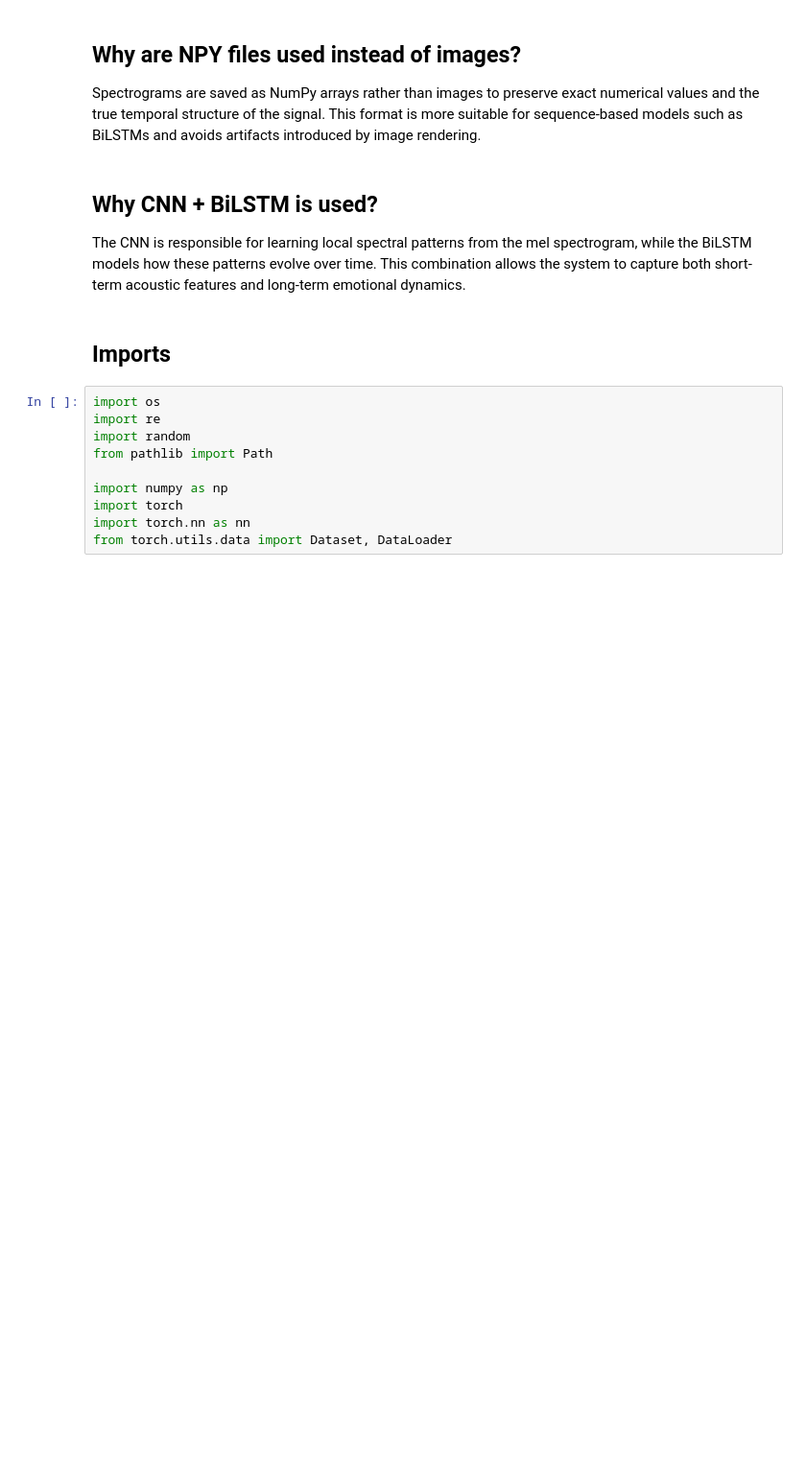
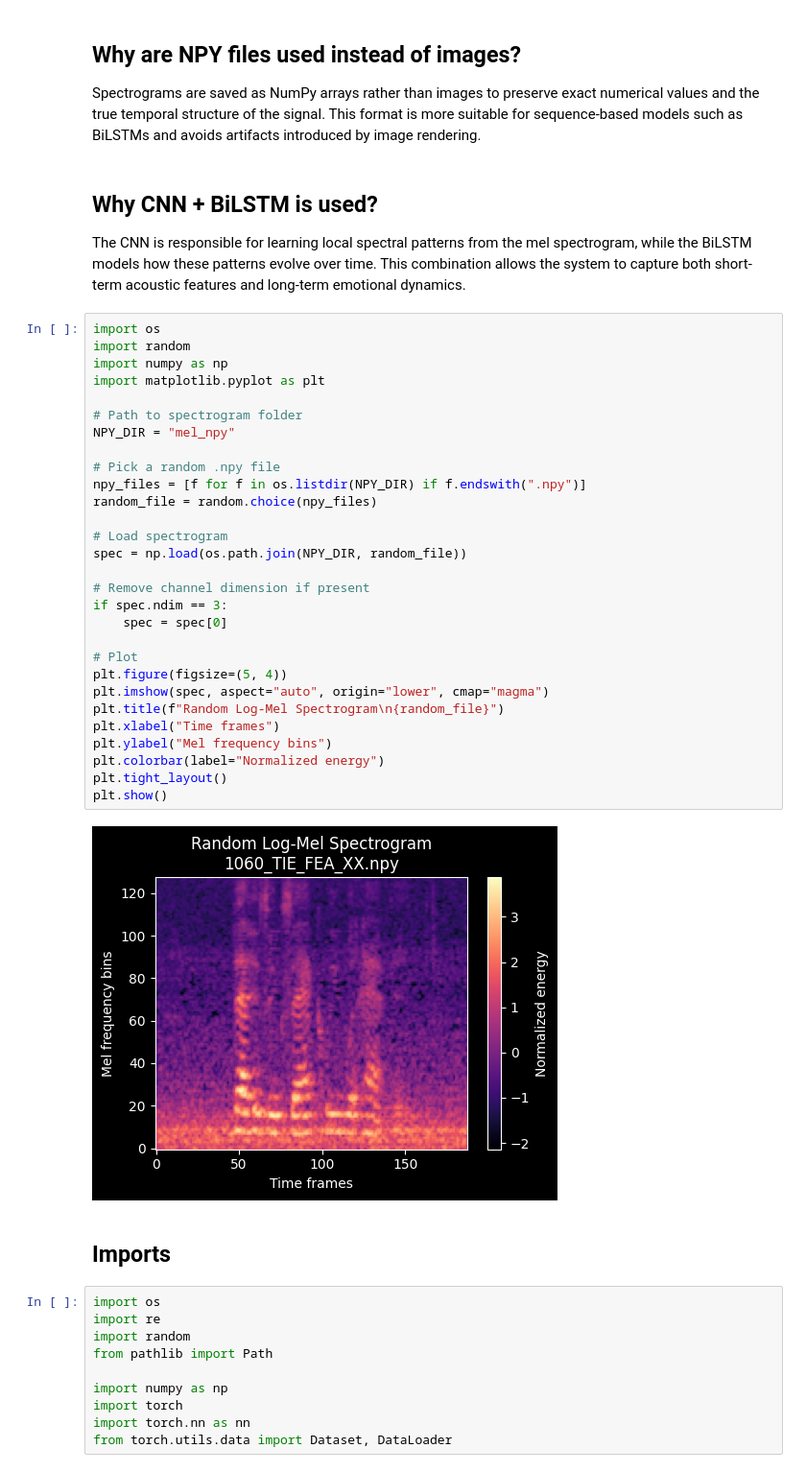
Before and after one commit to Preslavva/EmoReco, a Jupyter notebook: CNN.ipynb, the cells around one changed output. Shown at 96% size. Saved outputs shown, nothing was run; the diff lists cells and outputs as text; blank space fills up the shorter version.

```diff
--- a/CNN.ipynb
+++ b/CNN.ipynb
@@ -174,6 +193,37 @@ Spectrograms are saved as NumPy arrays rather than images to preserve exact nume
 # %% [markdown]
 ## Why CNN + BiLSTM is used?
 The CNN is responsible for learning local spectral patterns from the mel spectrogram, while the BiLSTM models how these patterns evolve over time. This combination allows the system to capture both short-term acoustic features and long-term emotional dynamics.
+# %%
+import os
+import random
+import numpy as np
+import matplotlib.pyplot as plt
+
+# Path to spectrogram folder
+NPY_DIR = "mel_npy"
+
+# Pick a random .npy file
+npy_files = [f for f in os.listdir(NPY_DIR) if f.endswith(".npy")]
+random_file = random.choice(npy_files)
+
+# Load spectrogram
+spec = np.load(os.path.join(NPY_DIR, random_file))
+
+# Remove channel dimension if present
+if spec.ndim == 3:
+    spec = spec[0]
+
+# Plot
+plt.figure(figsize=(5, 4))
+plt.imshow(spec, aspect="auto", origin="lower", cmap="magma")
+plt.title(f"Random Log-Mel Spectrogram\n{random_file}")
+plt.xlabel("Time frames")
+plt.ylabel("Mel frequency bins")
+plt.colorbar(label="Normalized energy")
+plt.tight_layout()
+plt.show()
+# %% [output]
+[figure, added]
 # %% [markdown]
 ## Imports
 # %%
```
Also changed, not shown: parts of 24 cells of this notebook, 1 other file.
